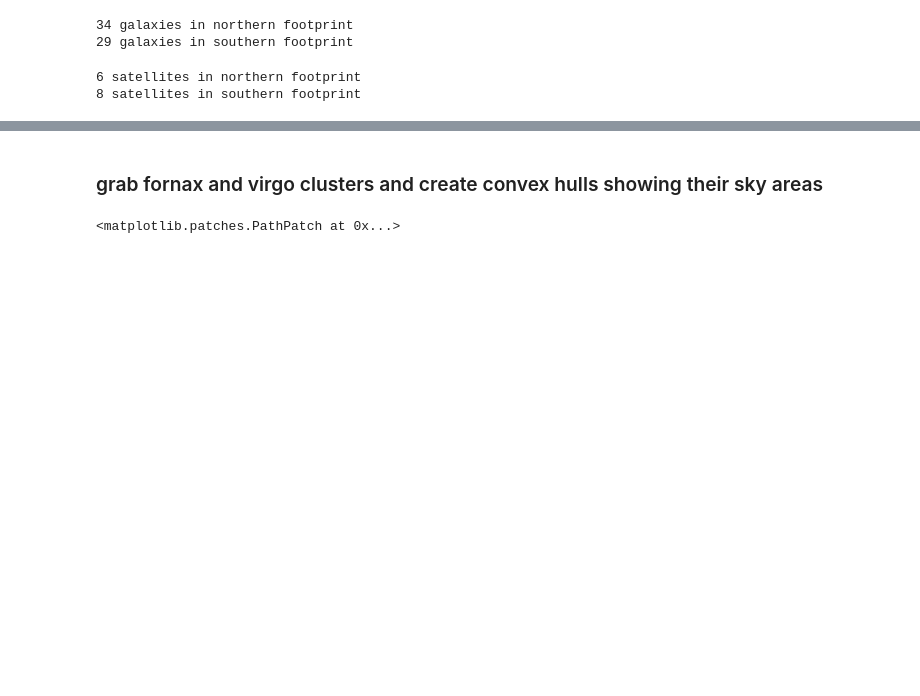
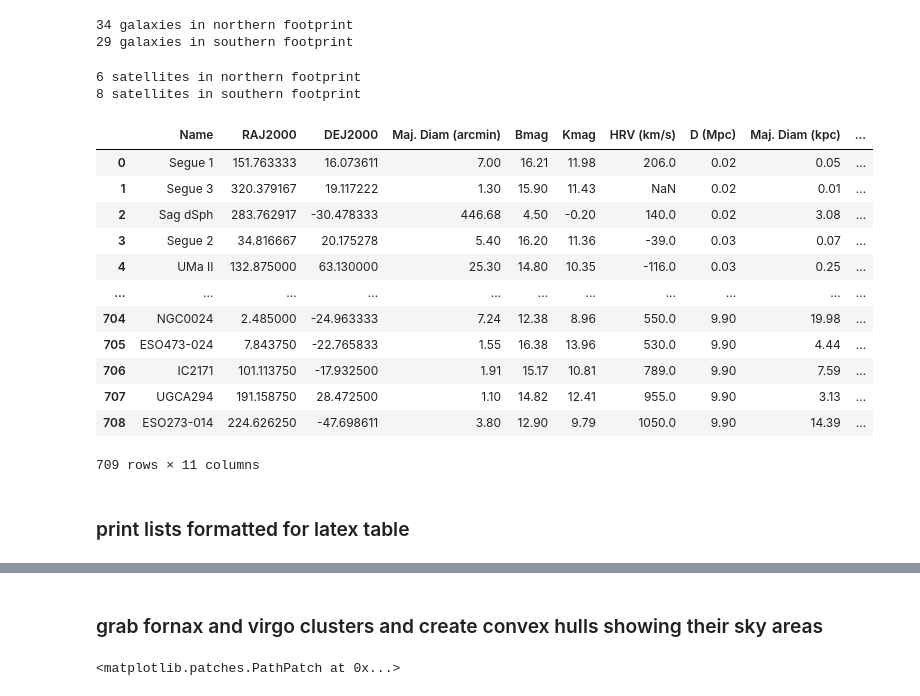
Before and after one commit to Dynamics-Penn/roman-nearfield, a Jupyter notebook: notebooks/ccs_footprints_nbgs.ipynb, the cells around one changed output, grey strips where cells are left out. Drawn from its saved outputs; the diff is of its cells as text; code cells hidden in the pictures; blank space fills up the shorter version.

```diff
--- a/notebooks/ccs_footprints_nbgs.ipynb
+++ b/notebooks/ccs_footprints_nbgs.ipynb
@@ -54,3 +54,21 @@ nbglm_in_hlwas_north, nbglm_in_hlwas_south = select_satellites_in_footprint(comb
 # %% [output]
 6 satellites in northern footprint
 8 satellites in southern footprint
+# %%
+nbgs_all
+# %% [output]
+|  | Name | RAJ2000 | DEJ2000 | Maj. Diam (arcmin) | Bmag | Kmag | HRV (km/s) | D (Mpc) | Maj. Diam (kpc) | ... |
+| 0 | Segue 1 | 151.763333 | 16.073611 | 7.00 | 16.21 | 11.98 | 206.0 | 0.02 | 0.05 | ... |
+| 1 | Segue 3 | 320.379167 | 19.117222 | 1.30 | 15.90 | 11.43 | NaN | 0.02 | 0.01 | ... |
+| 2 | Sag dSph | 283.762917 | -30.478333 | 446.68 | 4.50 | -0.20 | 140.0 | 0.02 | 3.08 | ... |
+| 3 | Segue 2 | 34.816667 | 20.175278 | 5.40 | 16.20 | 11.36 | -39.0 | 0.03 | 0.07 | ... |
+| 4 | UMa II | 132.875000 | 63.130000 | 25.30 | 14.80 | 10.35 | -116.0 | 0.03 | 0.25 | ... |
+| ... | ... | ... | ... | ... | ... | ... | ... | ... | ... | ... |
+| 704 | NGC0024 | 2.485000 | -24.963333 | 7.24 | 12.38 | 8.96 | 550.0 | 9.90 | 19.98 | ... |
+| 705 | ESO473-024 | 7.843750 | -22.765833 | 1.55 | 16.38 | 13.96 | 530.0 | 9.90 | 4.44 | ... |
+| 706 | IC2171 | 101.113750 | -17.932500 | 1.91 | 15.17 | 10.81 | 789.0 | 9.90 | 7.59 | ... |
+| 707 | UGCA294 | 191.158750 | 28.472500 | 1.10 | 14.82 | 12.41 | 955.0 | 9.90 | 3.13 | ... |
+| 708 | ESO273-014 | 224.626250 | -47.698611 | 3.80 | 12.90 | 9.79 | 1050.0 | 9.90 | 14.39 | ... |
+709 rows × 11 columns
+# %% [markdown]
+### print lists formatted for latex table
```
Also changed, not shown: parts of 4 cells of this notebook, 1 other file.
